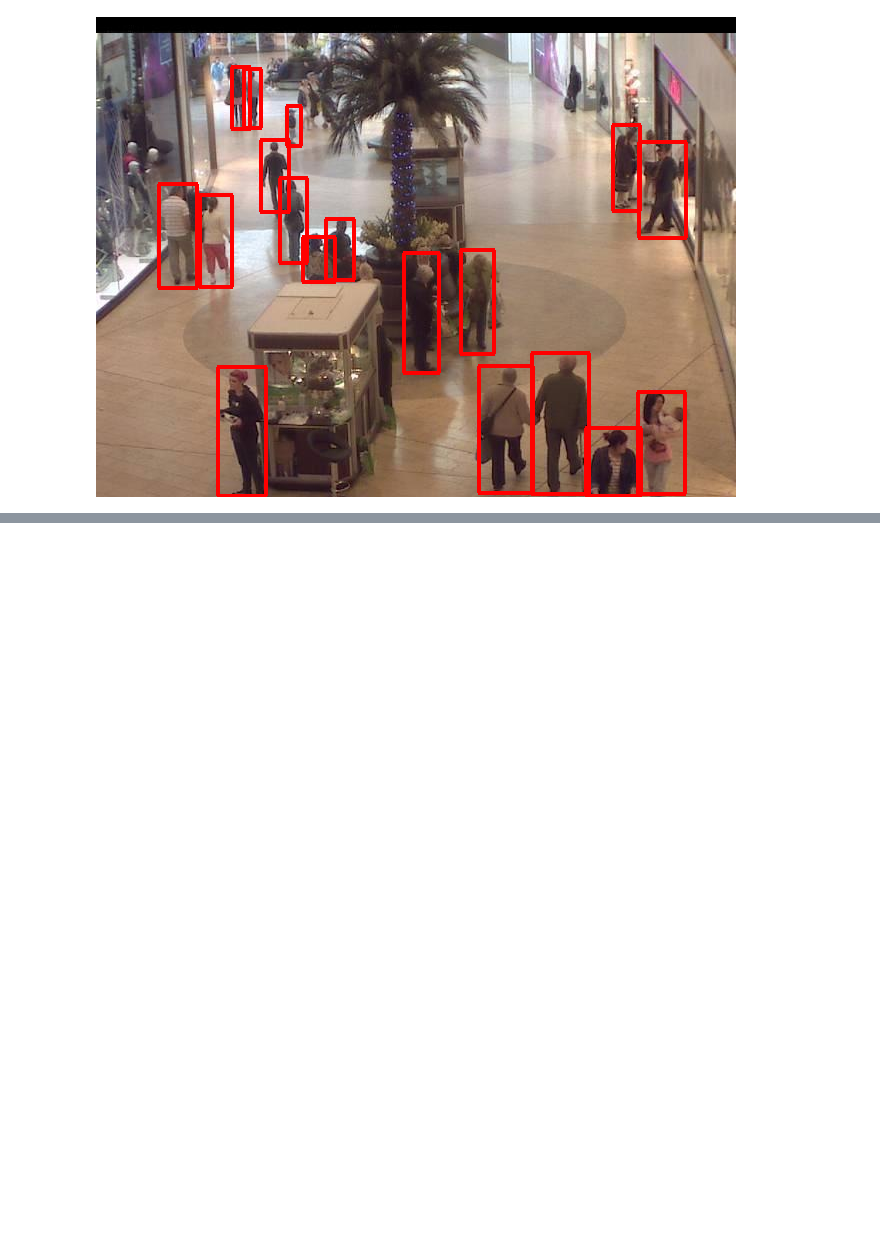
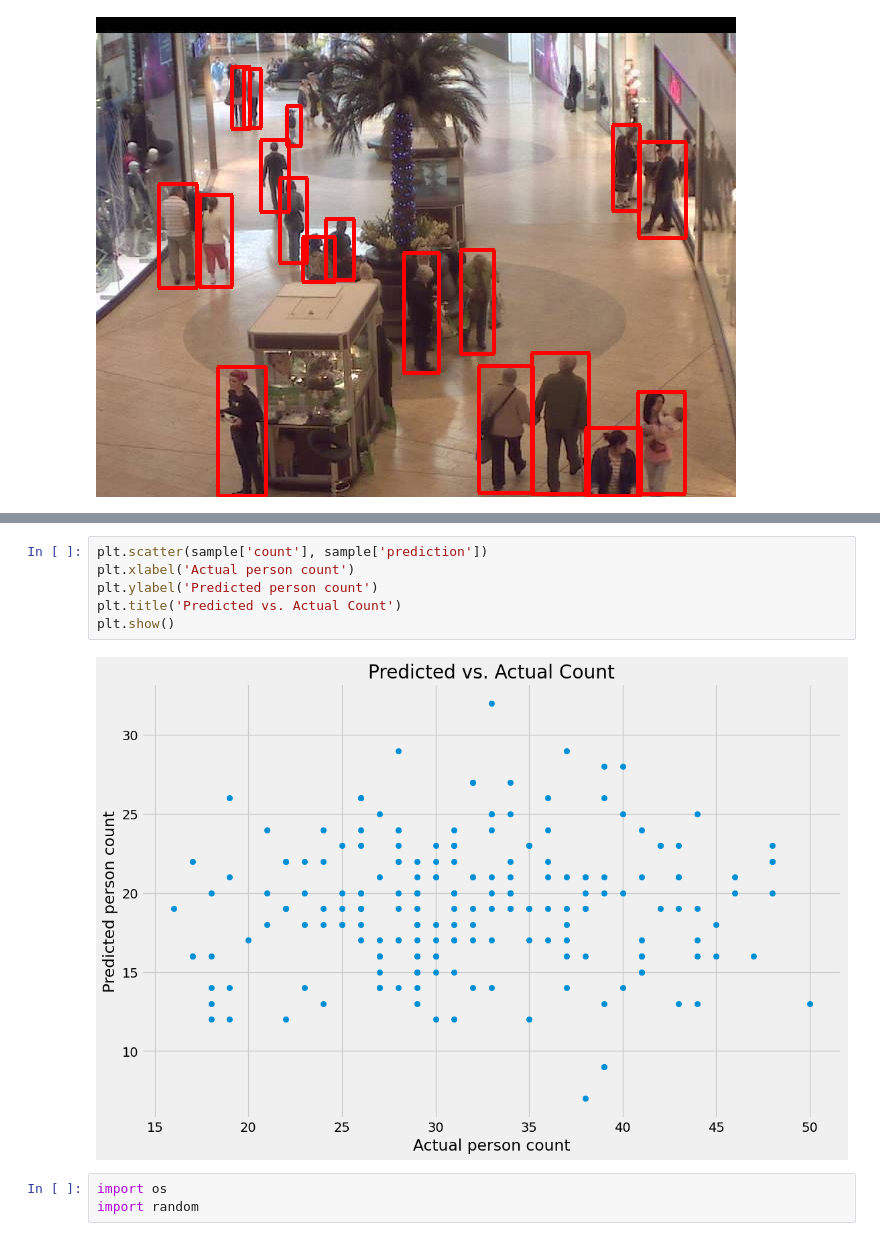
Before and after one commit to Ranadip213/Ranadip213, a Jupyter notebook: crowd.ipynb, the cells around one changed output, grey strips where cells are left out. Saved outputs shown, nothing was run; the diff lists cells and outputs as text; blank space fills up the shorter version.

```diff
--- a/crowd.ipynb
+++ b/crowd.ipynb
@@ -198,0 +247,11 @@ NotFoundError: {{function_node __wrapped__ReadFile_device_/job:localhost/replica
+# %%
+plt.scatter(sample['count'], sample['prediction'])
+plt.xlabel('Actual person count')
+plt.ylabel('Predicted person count')
+plt.title('Predicted vs. Actual Count')
+plt.show()
+# %% [output]
+[figure, added]
+# %%
+import os
+import random
```
Also changed, not shown: parts of 14 cells of this notebook.
